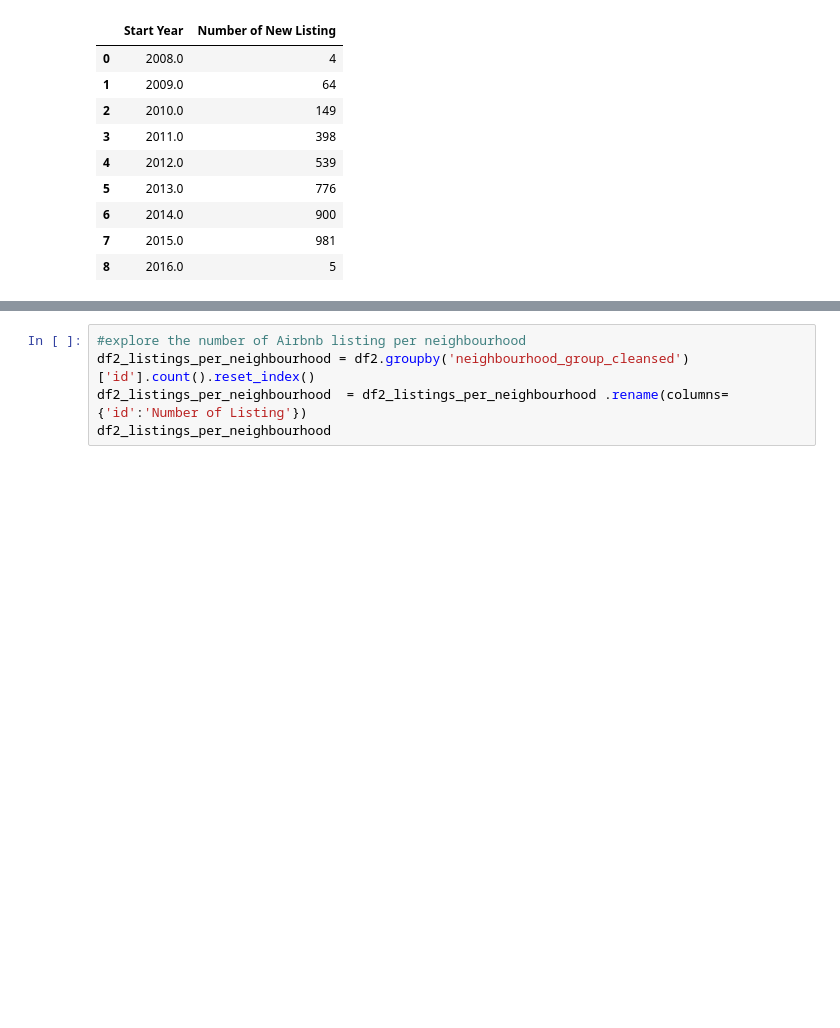
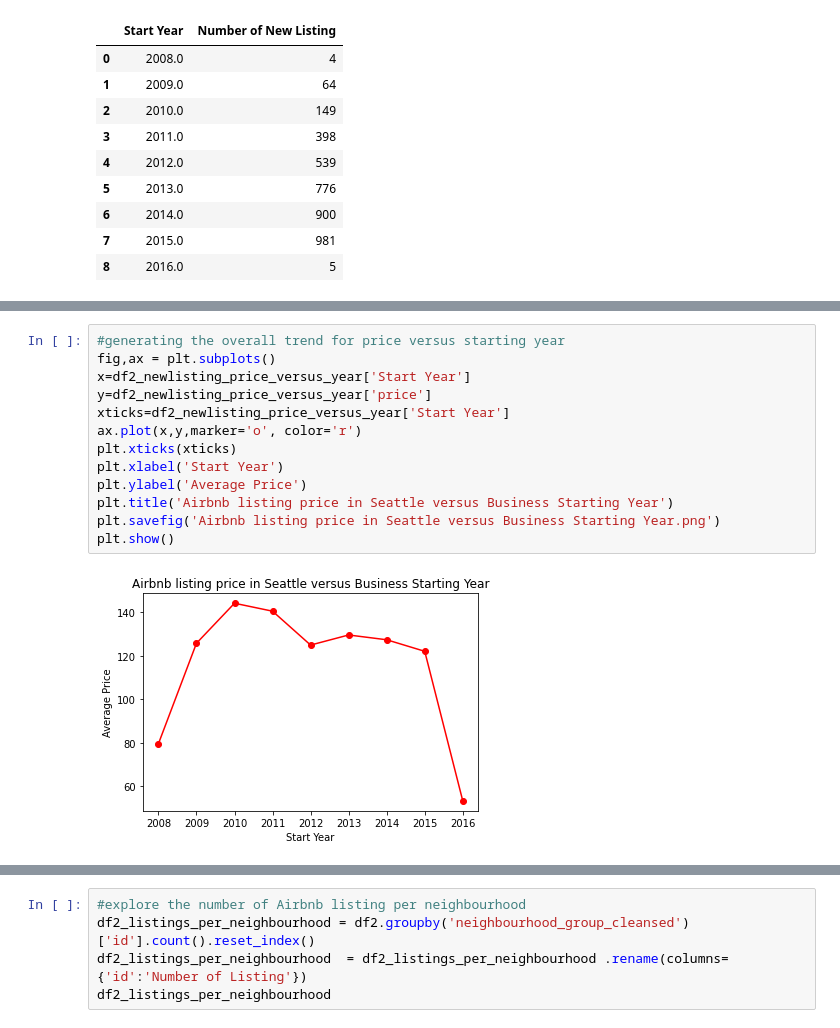
Before and after one commit to liang-qq/Udacity-Data-Scientist-Nanodegree, a Jupyter notebook: Project 1.ipynb, the cells around one changed output, grey strips where cells are left out. Saved outputs shown, nothing was run; the diff lists cells and outputs as text; blank space fills up the shorter version.

```diff
--- a/Project 1.ipynb
+++ b/Project 1.ipynb
@@ -315,0 +333,15 @@ plt.show()
+# %%
+#generating the overall trend for price versus starting year
+fig,ax = plt.subplots()
+x=df2_newlisting_price_versus_year['Start Year']
+y=df2_newlisting_price_versus_year['price']
+xticks=df2_newlisting_price_versus_year['Start Year']
+ax.plot(x,y,marker='o', color='r')
+plt.xticks(xticks)
+plt.xlabel('Start Year')
+plt.ylabel('Average Price')
+plt.title('Airbnb listing price in Seattle versus Business Starting Year')
+plt.savefig('Airbnb listing price in Seattle versus Business Starting Year.png')
+plt.show()
+# %% [output]
+[figure, added]
```
Also changed, not shown: parts of 11 cells of this notebook.
